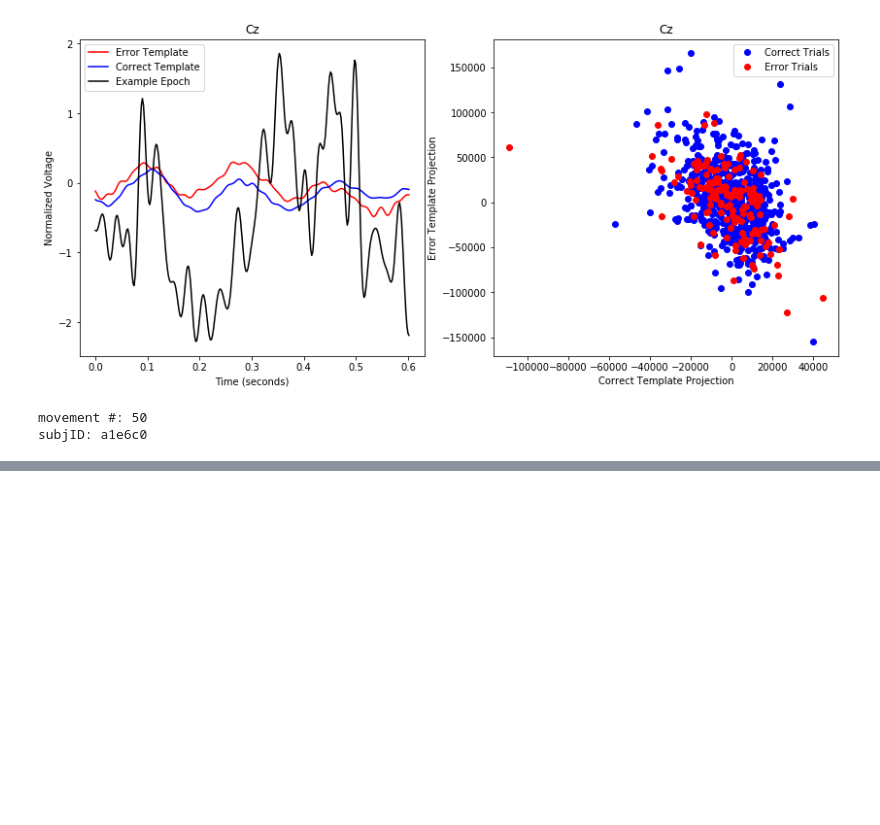
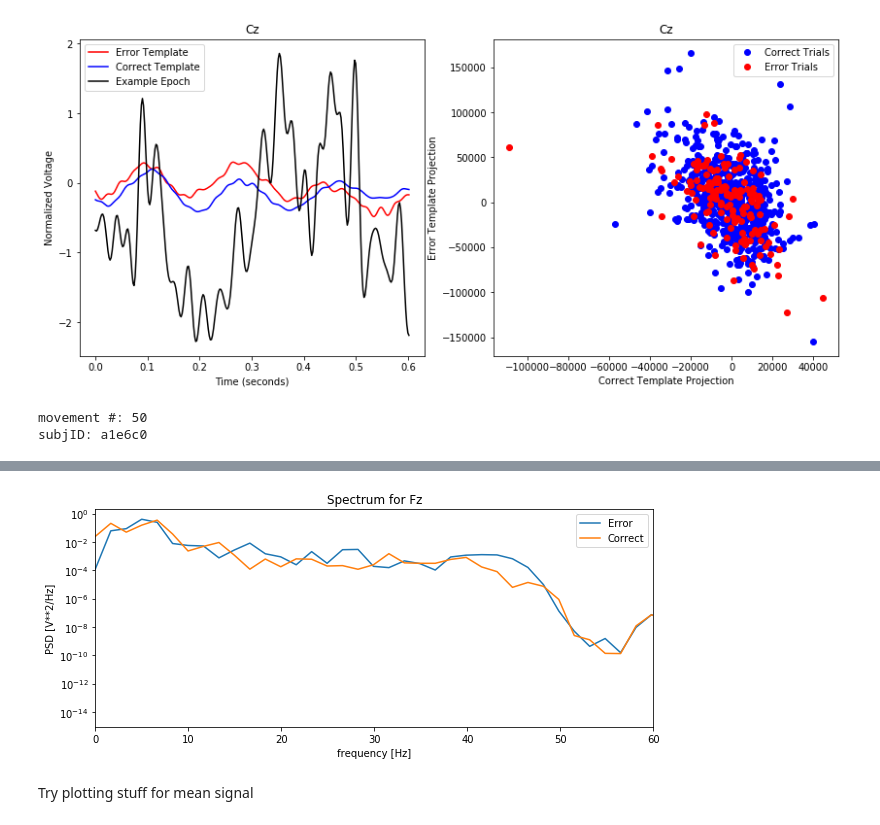
Before and after one commit to lpjiang97/EEG-CoAdaptation, a Jupyter notebook: Analysis/Check_Error_Template.ipynb, the cells around one changed output, grey strips where cells are left out. Drawn from its saved outputs; the diff is of its cells as text; code cells hidden in the pictures; blank space fills up the shorter version.

```diff
--- a/Analysis/Check_Error_Template.ipynb
+++ b/Analysis/Check_Error_Template.ipynb
@@ -446,0 +526,30 @@ subjID: a1e6c0
+# %%
+# Choose single trial examples
+
+plt.figure(figsize=(10,4))
+# Choose channel and trial
+trialOfInt = 42 # maybe 22, 23, 42, opposite of 32
+chanOfInt = 'Fz'
+
+x_error = epochs_norm[error_trials[trialOfInt]][chanOfInt] # make sure to not use normalized
+x_correct = epochs_norm[correct_trials[trialOfInt]][chanOfInt]
+
+f, Pxx_den = signal.welch(x_error, fs, nperseg=1024)
+plt.semilogy(f, Pxx_den)
+
+f, Pxx_den = signal.welch(x_correct, fs, nperseg=1024)
+plt.semilogy(f, Pxx_den)
+
+#plt.ylim([1e-4, 1e8])
+plt.xlim([0, 60])
+plt.xlabel('frequency [Hz]')
+plt.ylabel('PSD [V**2/Hz]')
+plt.title('Spectrum for ' + chanOfInt)
+plt.legend(['Error','Correct'])
+
+
+plt.show()
+# %% [output]
+[figure, added]
+# %% [markdown]
+Try plotting stuff for mean signal
```
Also changed, not shown: parts of 10 cells of this notebook, 2 other files.
